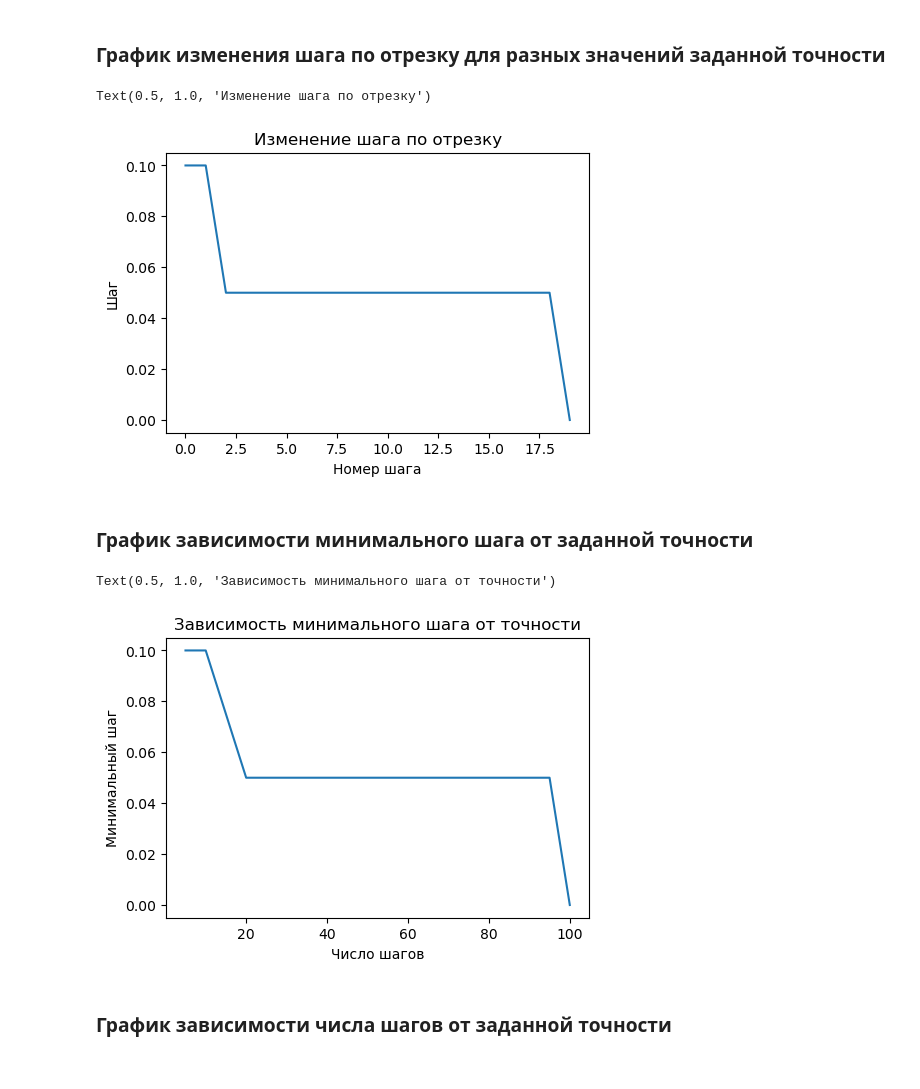
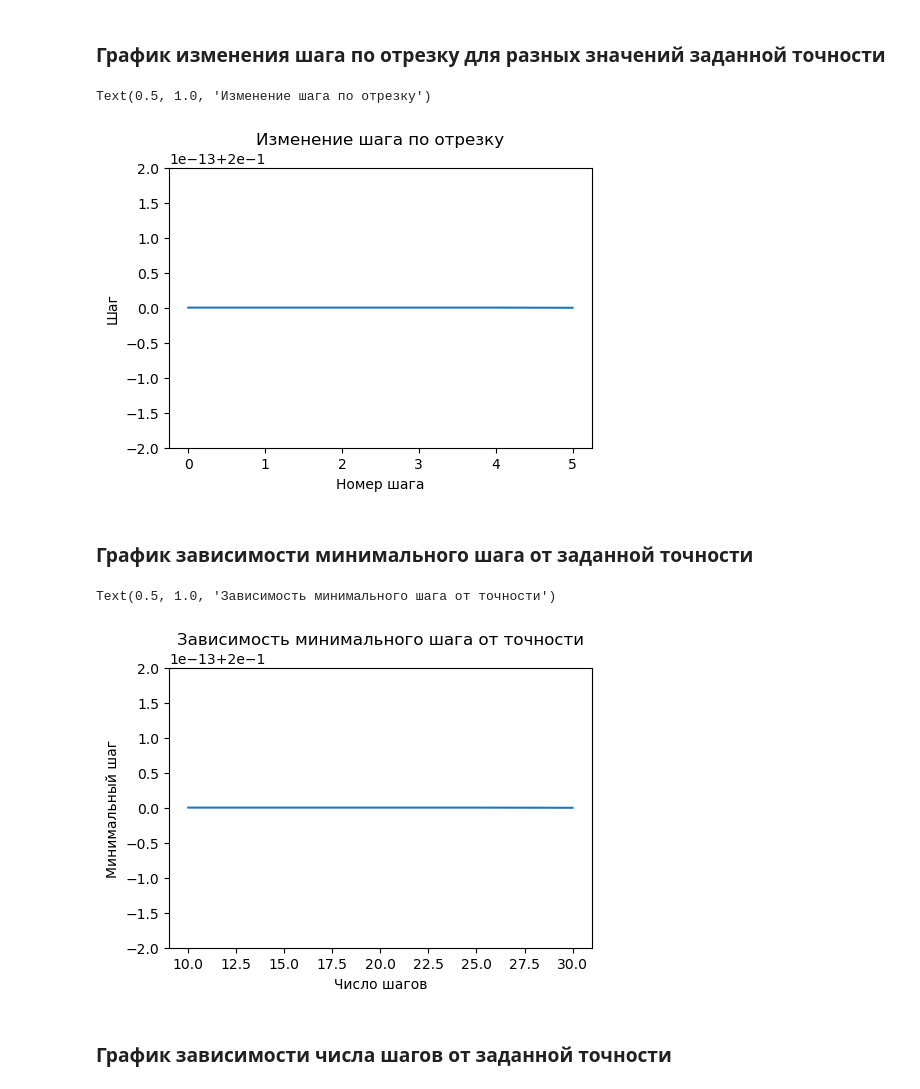
Before and after one commit to Lexa496/python_bioinf, a Jupyter notebook: IVP1_otchet-checkpoint.ipynb, the cells around one changed output. Saved outputs shown, nothing was run; the diff lists cells and outputs as text; code cells hidden in the pictures.

```diff
--- a/IVP1_otchet-checkpoint.ipynb
+++ b/IVP1_otchet-checkpoint.ipynb
@@ -58,7 +58,7 @@ t_0 = 1.5
 T = 2.5
 h_0 = 0.1
 N_x = 10000
-eps = 0.0001
+eps = 0.01
 n = 3
 # %%
 def fs(t, v, kounter):
@@ -99,14 +85,14 @@ steps, min_steps, num_steps, solutions = solve_ode(t_0, T, h_0, N_x, eps, fs, in
 # %%
 plt.figure(figsize=(12, 8))
 
 plt.subplot(2, 2, 1)
-plt.plot(range(len(steps)), steps)
+plt.plot(t, steps)
 plt.xlabel('Номер шага')
 plt.ylabel('Шаг')
 plt.title('Изменение шага по отрезку')
 # %% [output]
 Text(0.5, 1.0, 'Изменение шага по отрезку')
-[figure, old version]
+[figure, new version]
 # %% [markdown]
 ### График зависимости минимального шага от заданной точности
 # %%
@@ -119,7 +105,7 @@ plt.ylabel('Минимальный шаг')
 plt.title('Зависимость минимального шага от точности')
 # %% [output]
 Text(0.5, 1.0, 'Зависимость минимального шага от точности')
-[figure, old version]
+[figure, new version]
 # %% [markdown]
 ### График зависимости числа шагов от заданной точности
 # %%
```
Also changed, not shown: parts of 3 cells of this notebook, 2 other files.
